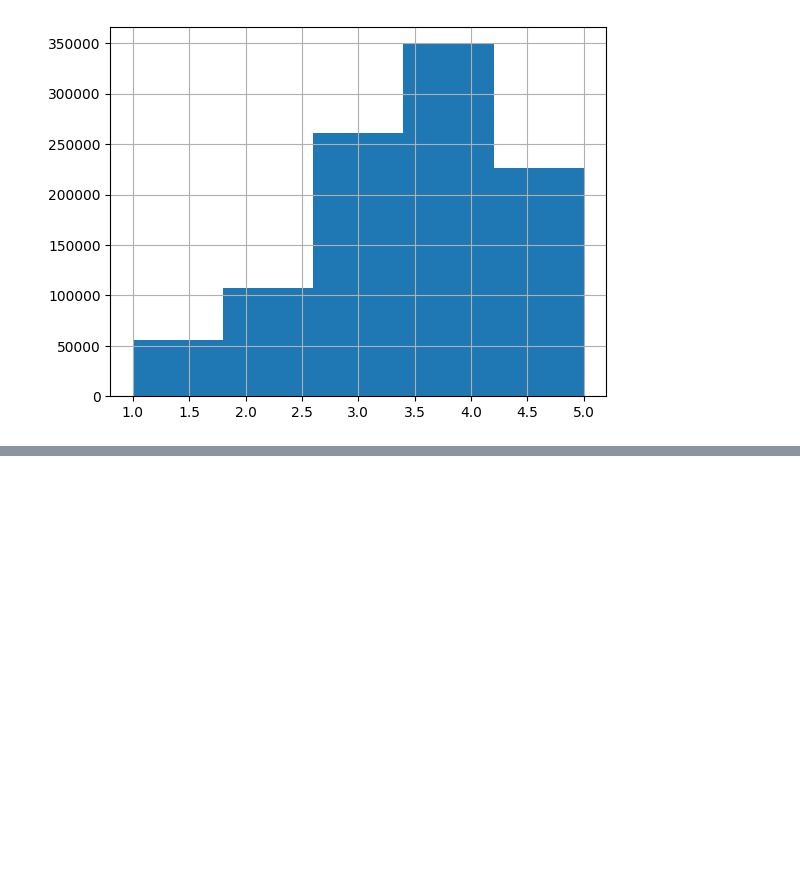
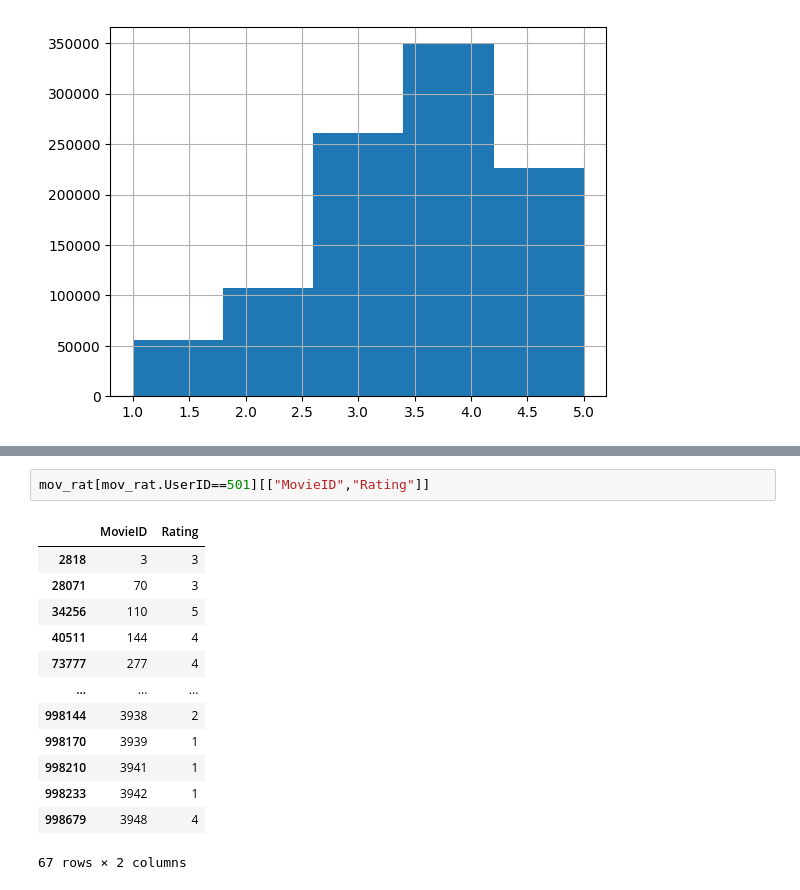
Before and after one commit to reethified/movie_recommender, a Jupyter notebook: movie_recommen.ipynb, the cells around one changed output, grey strips where cells are left out. Saved outputs shown, nothing was run; the diff lists cells and outputs as text; blank space fills up the shorter version.

```diff
--- a/movie_recommen.ipynb
+++ b/movie_recommen.ipynb
@@ -108,0 +217,16 @@ genre_rating
+# %%
+mov_rat[mov_rat.UserID==501][["MovieID","Rating"]]
+# %% [output]
+|  | MovieID | Rating |
+| 2818 | 3 | 3 |
+| 28071 | 70 | 3 |
+| 34256 | 110 | 5 |
+| 40511 | 144 | 4 |
+| 73777 | 277 | 4 |
+| ... | ... | ... |
+| 998144 | 3938 | 2 |
+| 998170 | 3939 | 1 |
+| 998210 | 3941 | 1 |
+| 998233 | 3942 | 1 |
+| 998679 | 3948 | 4 |
+67 rows × 2 columns
```
Also changed, not shown: parts of 24 cells of this notebook, 1 other file.
